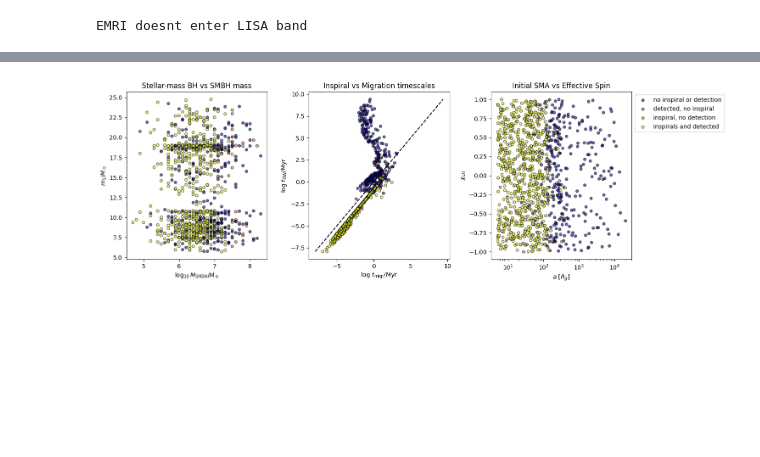
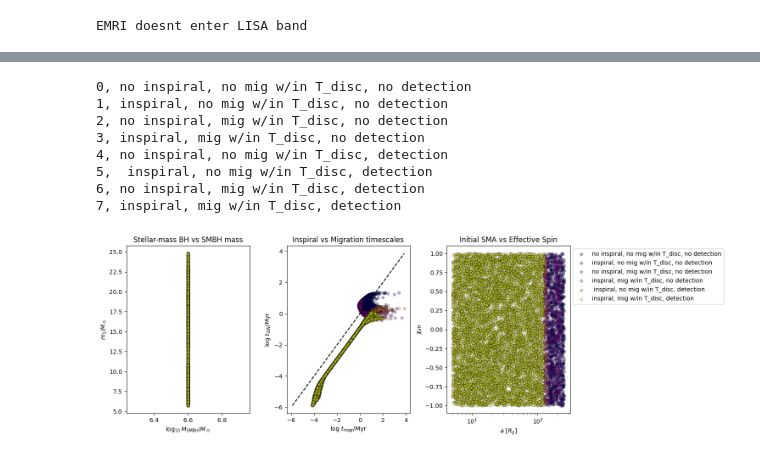
Before and after one commit to jt-stevenson/EMRIs_test, a Jupyter notebook: EMRIs_plots.ipynb, the cells around one changed output, grey strips where cells are left out. Saved outputs shown, nothing was run; the diff lists cells and outputs as text; code cells hidden in the pictures; blank space fills up the shorter version.

```diff
--- a/EMRIs_plots.ipynb
+++ b/EMRIs_plots.ipynb
@@ -9,12 +9,19 @@ import binary_formation_distribution_V8 as myscript
 import NT_disk_Eqns_V1 as jscript
 import pagn.constants as ct
 # %%
-filename = "EMRIs_Jupiter_2/SG/alpha_0.01/EMRIs_G23_1g_1000_events_with_GW.txt"
+filename1 = "EMRIs_Jupiter_2/SG/alpha_0.01/EMRIs_G23_1g_1000_events_with_GW.txt"
+filename = "EMRIs_Jupiter_2/c_121606/SG/alpha_0.01/EMRIs_G23_1g_5000_events_with_GW.txt"
 # %%
 with open(filename) as f:
     lines = f.readlines()
 
 header_end = lines.index("Data:\n") + 1
+
+for i in range (4, header_end-2):
+    print(f'{lines[i].split(" = ")[0]}={lines[i].split(" = ")[1]}')
+
+alpha=lines[6].split("= ",1)[1]
+print(alpha)
 
 data = pd.read_csv(filename, delimiter=" ", skiprows=header_end)
 
@@ -211,54 +259,90 @@ for group in groups:
 # %%
 colour='plasma'
 
-dir='EMRIs_Jupiter_2/SG/alpha_0.01'
+dir='EMRIs_Jupiter_2/c_121606/SG/alpha_0.01/'
 N=len(data["m1/Msun"])
+Mbh=10**data["logMBH/Msun"]
 
 fig, axs = plt.subplots(1, 3, figsize=(15, 5), dpi=100)
 
-groups=data.groupby("final_flag", as_index=True)
+groups=data.groupby("total_flags", as_index=True)
 labels= "no inspiral or detection", "detected, no inspiral", "inspiral, no detection", "inspirals and detected"
+labels= ["no inspiral, no mig w/in T_disc, no detection",
+"inspiral, no mig w/in T_disc, no detection",
+"no inspiral, mig w/in T_disc, no detection",
+"inspiral, mig w/in T_disc, no detection",
+"no inspiral, no mig w/in T_disc, detection",
+" inspiral, no mig w/in T_disc, detection",
+"no inspiral, mig w/in T_disc, detection",
+"inspiral, mig w/in T_disc, detection"]
+
+cmap = plt.colormaps[colour]
+colors_map = {0: cmap(0.), 1: cmap(1.0/7), 2: cmap(2.0/7), 3: cmap(3.0/7), 4: cmap(4.0/7), 5: cmap(5.0/7), 6: cmap(6.0/7), 7: cmap(7.0/7)}
 
 i=0
-sc1 = axs[i].scatter(data["logMBH/Msun"], data["m1/Msun"], c=data['final_flag'], cmap=colour, alpha=0.6, edgecolor='k', s=20)
+
+for k in range(0, 8):
+    print(f'{k}, {labels[k]}')
+    try:
+        axs[i].scatter(groups.get_group(k)["logMBH/Msun"], groups.get_group(k)["m1/Msun"], color=colors_map[k],
+                   label=labels[k],
+                   s=20, alpha=0.3, edgecolor="k")
+    except KeyError:
+        pass
+# sc1 = axs[i].scatter(data["logMBH/Msun"], data["m1/Msun"], c=data['total_flags'], cmap=colour, alpha=0.6, edgecolor='k', s=20)
 axs[i].set_xlabel(r'$\log_{10} M_{\rm SMBH} / M_\odot$')
 axs[i].set_ylabel(r'$m_1 / M_\odot$')
 axs[i].set_title('Stellar-mass BH vs SMBH mass')
 
 i=1
-t_migr = np.log10(data["t_migr/Myr"])
-t_gw = np.log10(data["t_gw/Myr"])
-sc2 = axs[i].scatter(t_migr, t_gw, c=data["final_flag"], cmap=colour, alpha=0.6, edgecolor='k', s=20)
+# t_migr = np.log10(data["t_migr/Myr"])
+# t_gw = np.log10(data["t_gw/Myr"])
+
+for k in range(0, 8):
+    try:
+        axs[i].scatter(np.log10(groups.get_group(k)["t_migr/Myr"]), np.log10(groups.get_group(k)["t_gw/Myr"]), color=colors_map[k],
+                   label=labels[k],
+                   s=20, alpha=0.3, edgecolor="k")
+    except KeyError:
+        pass
+
+# sc2 = axs[i].scatter(t_migr, t_gw, c=data["total_flags"], cmap=colour, alpha=0.6, edgecolor='k', s=20)
 axs[i].plot([min(t_gw.min(), t_migr.min()), max(t_gw.max(), t_migr.max())],
             [min(t_gw.min(), t_migr.min()), max(t_gw.max(), t_migr.max())],
             'k--', label=r'$t_{\rm GW} = t_{\rm migr}$')
 
 axs[i].set_xlabel(r'log $t_{\rm migr}$/Myr')
 axs[i].set_ylabel(r'log $t_{\rm GW}$/Myr')
 axs[i].set_title('Inspiral vs Migration timescales')
 
 i=2
-cmap = plt.colormaps[colour]
-colors_map = {0: cmap(0.), 1: cmap(1.0/3), 2: cmap(2.0/3), 3: cmap(1.)}
-for k in range(0, groups.ngroups):
-    # axs[i].scatter(group["r0/Rg"], group["chi_eff"], color=colors_map[label],
-    #             label="detected by LISA" if label else "not detected by LISA" else "inspirals" else "does not inspiral",
-    #             s=20, alpha=0.6, edgecolor="k")
-    axs[i].scatter(groups.get_group(k)["r0/Rg"], groups.get_group(k)["chi_eff"], color=colors_map[k],
+for k in range(0, 8):
+    try:
+        axs[i].scatter(groups.get_group(k)["r0/Rg"], groups.get_group(k)["chi_eff"], color=colors_map[k],
                    label=labels[k],
-                   s=20, alpha=0.6, edgecolor="k")
+                   s=20, alpha=0.3, edgecolor="k")
+    except KeyError:
+        pass
 axs[i].set_xlabel(r'$a$ [$R_g$]')
 axs[i].set_xscale('log')
 axs[i].set_ylabel(r'$\chi_{\rm eff}$')
 axs[i].set_title('Initial SMA vs Effective Spin')
 # axs[i].legend()
 axs[i].legend(bbox_to_anchor=(1,1))
 
 plt.tight_layout()
-plt.savefig(f'{dir}/summary_{N}_with_GW_2.pdf')
+plt.savefig(f'{dir}/summary_{N}_SMBH_{data["logMBH/Msun"][0]}.pdf')
 plt.show()
 # %% [output]
+0, no inspiral, no mig w/in T_disc, no detection
+1, inspiral, no mig w/in T_disc, no detection
+2, no inspiral, mig w/in T_disc, no detection
+3, inspiral, mig w/in T_disc, no detection
+4, no inspiral, no mig w/in T_disc, detection
+5,  inspiral, no mig w/in T_disc, detection
+6, no inspiral, mig w/in T_disc, detection
+7, inspiral, mig w/in T_disc, detection
-[figure, old version]
+[figure, new version]
 # %%
 # Function to make 1 scatter + marginal histograms
 def plot_with_marginals(fig, data, x, y, is_emri, xlabel, ylabel, title, logx=False, logy=False):
```
Also changed, not shown: parts of 13 cells of this notebook, 2 other files.
